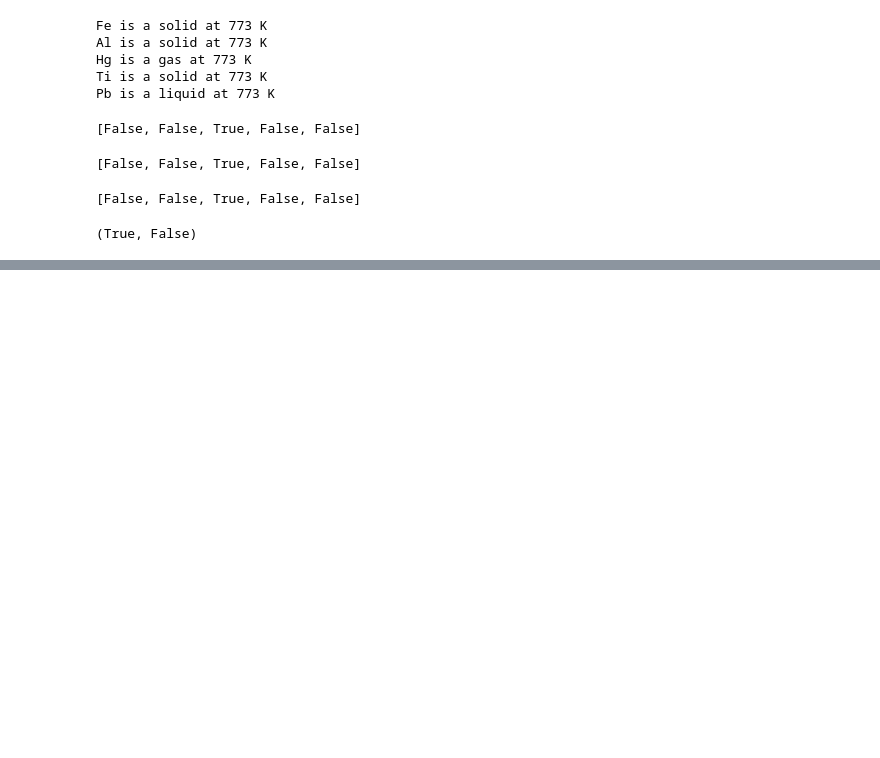
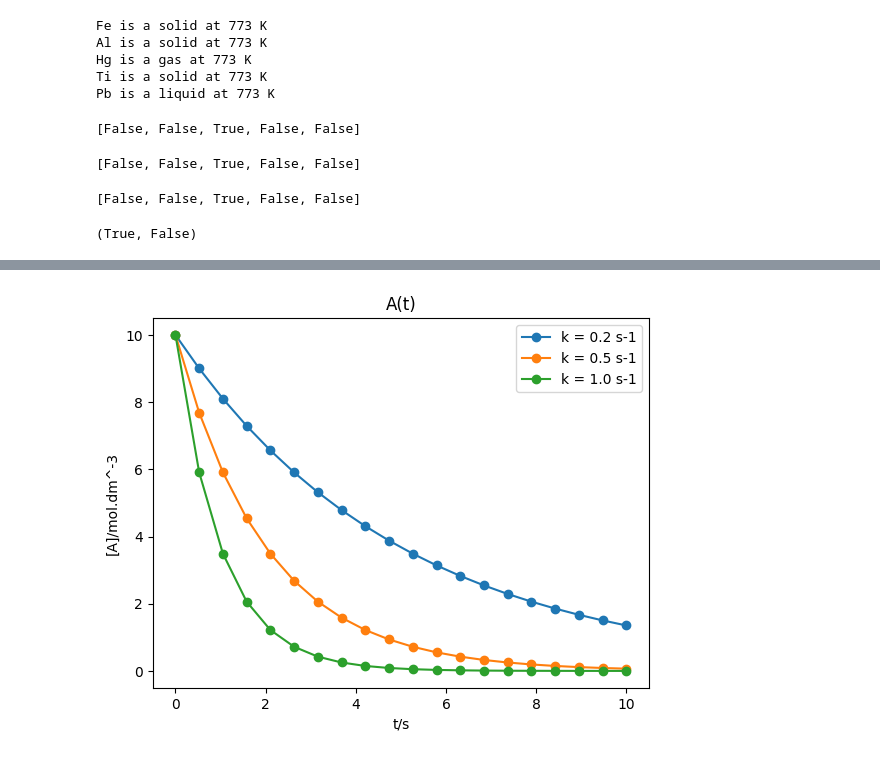
Before and after one commit to Mohankurra/Chemistry-Python, a Jupyter notebook: Python_for_Chemists_Examples.ipynb, the cells around one changed output, grey strips where cells are left out. Saved outputs shown, nothing was run; the diff lists cells and outputs as text; code cells hidden in the pictures; blank space fills up the shorter version.

```diff
--- a/Python_for_Chemists_Examples.ipynb
+++ b/Python_for_Chemists_Examples.ipynb
@@ -702,0 +1506,16 @@ any(is_gas), all(is_gas)
+# %%
+with open('vap-data.txt', 'w') as f:
+  print('compound     Tb/K        DvapH/kJ.mol-1      DvapS/J.K-1.mol-1', file=f)
+  for compound, data in compound_data.items():
+    print('{:10s}       {:6.1f}     {:12.1f}    {:12.1f}'
+          .format(compound,
+                  data['Tb'],
+                  data['DvapH'],
+                  data['DvapS']
+                  ),
+          file=f)
+    fields = line.split()
+    compound, Tb, DvapH = fields[0], float(fields[1]), float(fields[2])
+    DvapS = DvapH * 1000/Tb
+    # Data for each compound is stored in this dictionary.
+    compound_data[compound] = {'Tb':Tb, 'DvapH':DvapH, 'DvapS': DvapS}
@@ -702,0 +1834,3 @@ any(is_gas), all(is_gas)
+# %%
+with open('/content/KCl-yields.txt', 'r') as f:
+    print(f.read())
@@ -702,0 +1972,16 @@ any(is_gas), all(is_gas)
+# %%
+A0 = 10
+k = [0.2, 0.5, 1]
+t = np.linspace(0, 10, 20)
+rate_constants = [0.2, 0.5, 1]
+for k in rate_constants:
+  A = A0*np.exp(-k*t)
+  plt.plot(t, A, marker='o',  label=f'k = {k:.1f} s-1'.format(k))
+plt.xlabel('t/s')
+plt.ylabel('[A]/mol.dm^-3')
+plt.title('A(t)')
+plt.legend()
+plt.show()
+# Matplotlib line plots of [A] = [A]0*e^-kt for different rate constants,k.
+# %% [output]
+[figure, added]
```
Also changed, not shown: parts of 153 cells of this notebook.
